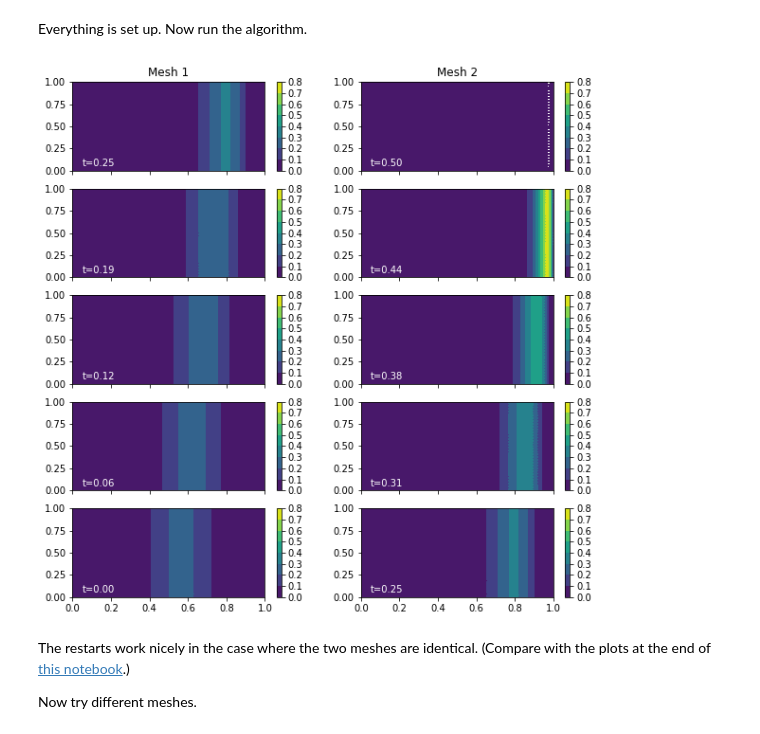
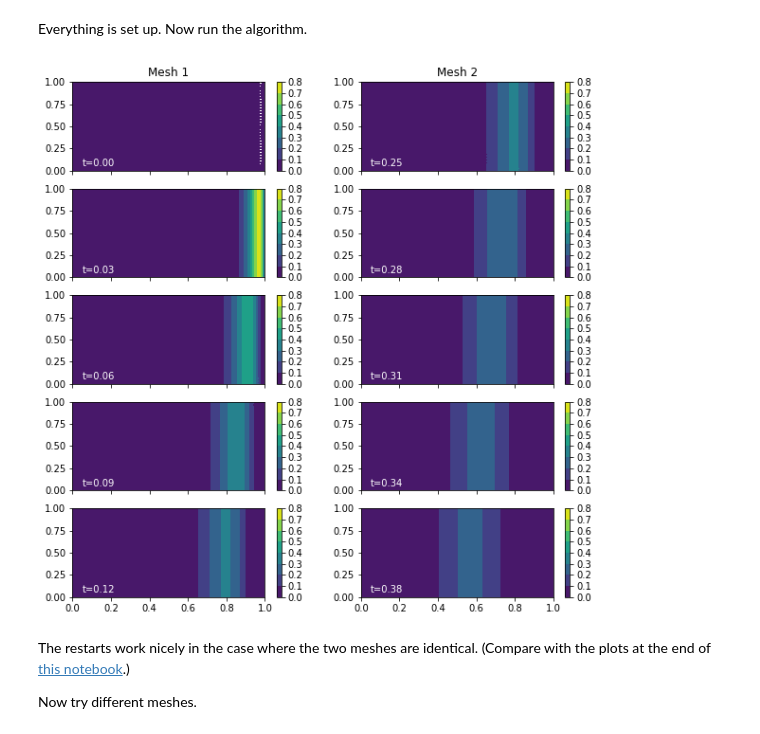
Before and after one commit to jwallwork23/adapt_utils_notebooks, a Jupyter notebook: burgers/burgers_with_restarts.ipynb, the cells around one changed output. Drawn from its saved outputs; the diff is of its cells as text; code cells hidden in the pictures.

```diff
--- a/burgers/burgers_with_restarts.ipynb
+++ b/burgers/burgers_with_restarts.ipynb
@@ -48,7 +48,7 @@ num_meshes = len(meshes)
 num_exports = num_timesteps//timesteps_per_export
 num_exports_per_mesh = num_exports//num_meshes
 # %%
-def wrapped(solver):
+def _get_control(solver):
     """
     Decorator to extract both solution and initial condition.
 
@@ -153,9 +140,16 @@ def solve_adjoint(spaces):
             tape.clear_tape()
 
     return list(reversed(adj_sols))
+# %%
+def plot_adj_solutions(adj_sols):
+    levels = np.linspace(0, 0.8, 9)
+    fig, axs = plt.subplots(num_exports_per_mesh+1, num_meshes, sharex='col', figsize=(10, 10))
+    for i, adj_sols_step in enumerate(adj_sols):
+        axs[0, i].set_title("Mesh {:d}".format(i+1))
+        for j, adj_sol in enumerate(adj_sols_step):
+            tc = tricontourf(adj_sol, axes=axs[j, i], levels=levels)
+            cb = fig.colorbar(tc, ax=axs[j, i])
+            cb.set_ticks(levels)
+            axs[j, i].annotate(f"t={i*end_time/num_meshes + j*dt:.2f}", (0.05, 0.05), color='white')
 # %% [markdown]
 Everything is set up. Now run the algorithm.
-# %%
-adj_same_mesh = solve_adjoint(function_spaces)[0]
-# %% [output]
-[figure, removed]
@@ -162,3 +158,7 @@ adj_same_mesh = solve_adjoint(function_spaces)[0]
+# %%
+plot_adj_solutions(adj_sols_same_mesh)
+# %% [output]
+[figure, added]
 # %% [markdown]
 The restarts work nicely in the case where the two meshes are identical. (Compare with the plots at the end of [this notebook](https://github.com/firedrakeproject/firedrake/blob/master/docs/notebooks/11-extract-adjoint-solutions.ipynb).)
 
```
Also changed, not shown: parts of 9 cells of this notebook.
